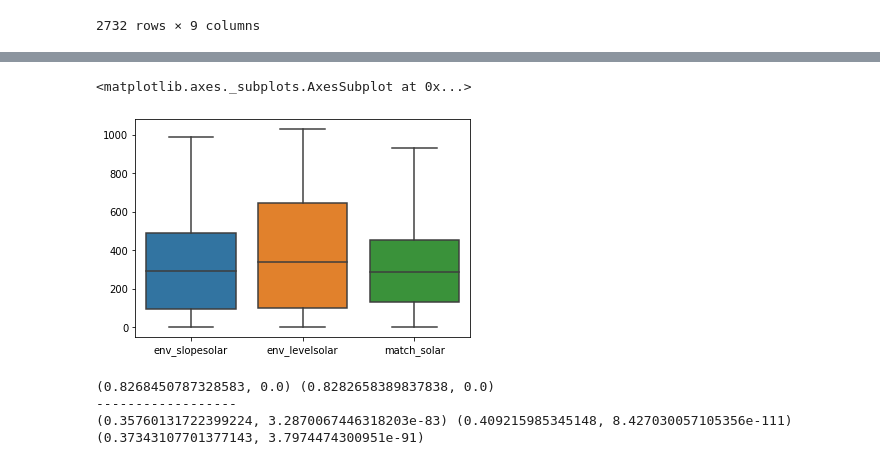
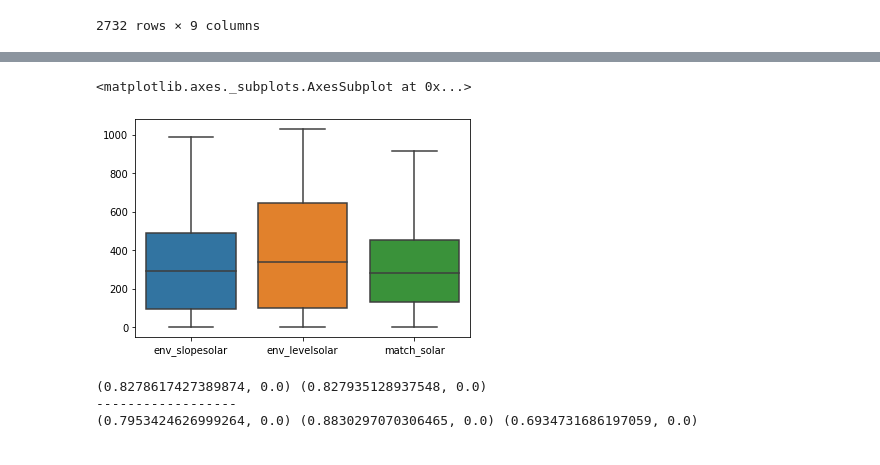
Before and after one commit to Baeseongbeen/Enittproj, a Jupyter notebook: Enitt/diff_반포써밋2.ipynb, the cells around one changed output, grey strips where cells are left out. Drawn from its saved outputs; the diff is of its cells as text; code cells hidden in the pictures.

```diff
--- a/Enitt/diff_반포써밋2.ipynb
+++ b/Enitt/diff_반포써밋2.ipynb
@@ -265,3 +265,25 @@ join_ent_other_set = join_ent_other.drop(["env_date", "dummy_time"], axis=1)
 
 ## csv로 저장
 join_ent_other_set.to_csv('banpo2_join.csv', encoding='utf-8')
+# %%
+## 이상치 제거
+
+# sns.boxplot(data = join_ent_other_set["watt"])
+
+
+import pandas as pd
+from scipy import stats
+
+# deleteoutlier = stats.zscore(join_ent_other_set["watt"])
+# deleteoutlier
+deleteoutlier = stats.zscore(join_ent_other_set["watt"])
+join_ent_other_set["z_score"] = deleteoutlier
+
+join_ent_other_del = join_ent_other_set.loc[join_ent_other_set['z_score'].abs()<=3]
+join_ent_other_del.describe()
+sns.boxplot(data = join_ent_other_del["watt"])
+# df.loc[df['z_score'].abs()<=3]
+print(join_ent_other_del['z_score'].max())
+print(join_ent_other_del['z_score'].min())
+## 다시 저장
+join_ent_other_del.to_csv('banpo1_join.csv', encoding='utf-8')
@@ -300,15 +326,20 @@ join_ent_other_set.corr()
 # %%
-sns.boxplot(data = join_ent_other_set[["env_slopesolar", "env_levelsolar", "match_solar"]])
+sns.boxplot(data = join_ent_other_del[["env_slopesolar", "env_levelsolar", "match_solar"]])
 # %% [output]
 <matplotlib.axes._subplots.AxesSubplot at 0x...>
-[figure, old version]
+[figure, new version]
 # %%
 import scipy.stats
 
-print(scipy.stats.pearsonr(join_ent_other_set["env_levelsolar"], join_ent_other_set["match_solar"]), scipy.stats.pearsonr(join_ent_other_set["env_slopesolar"], join_ent_other_set["match_solar"]))
+print(
+    scipy.stats.pearsonr(join_ent_other_del["env_levelsolar"], join_ent_other_del["match_solar"]),
+    scipy.stats.pearsonr(join_ent_other_del["env_slopesolar"], join_ent_other_del["match_solar"]))
 print("------------------")
-print(scipy.stats.pearsonr(join_ent_other_set["env_levelsolar"], join_ent_other_set["watt"]), scipy.stats.pearsonr(join_ent_other_set["env_slopesolar"], join_ent_other_set["watt"]), scipy.stats.pearsonr(join_ent_other_set["match_solar"], join_ent_other_set["watt"]))
+print(
+    scipy.stats.pearsonr(join_ent_other_del["env_levelsolar"], join_ent_other_del["watt"]),
+    scipy.stats.pearsonr(join_ent_other_del["env_slopesolar"], join_ent_other_del["watt"]),
+    scipy.stats.pearsonr(join_ent_other_del["match_solar"], join_ent_other_del["watt"]))
 # %% [output]
-(0.8268450787328583, 0.0) (0.8282658389837838, 0.0)
+(0.8278617427389874, 0.0) (0.827935128937548, 0.0)
 ------------------
-(0.35760131722399224, 3.2870067446318203e-83) (0.409215985345148, 8.427030057105356e-111) (0.37343107701377143, 3.7974474300951e-91)
+(0.7953424626999264, 0.0) (0.8830297070306465, 0.0) (0.6934731686197059, 0.0)
```
Also changed, not shown: parts of 5 cells of this notebook, 6 other files.
